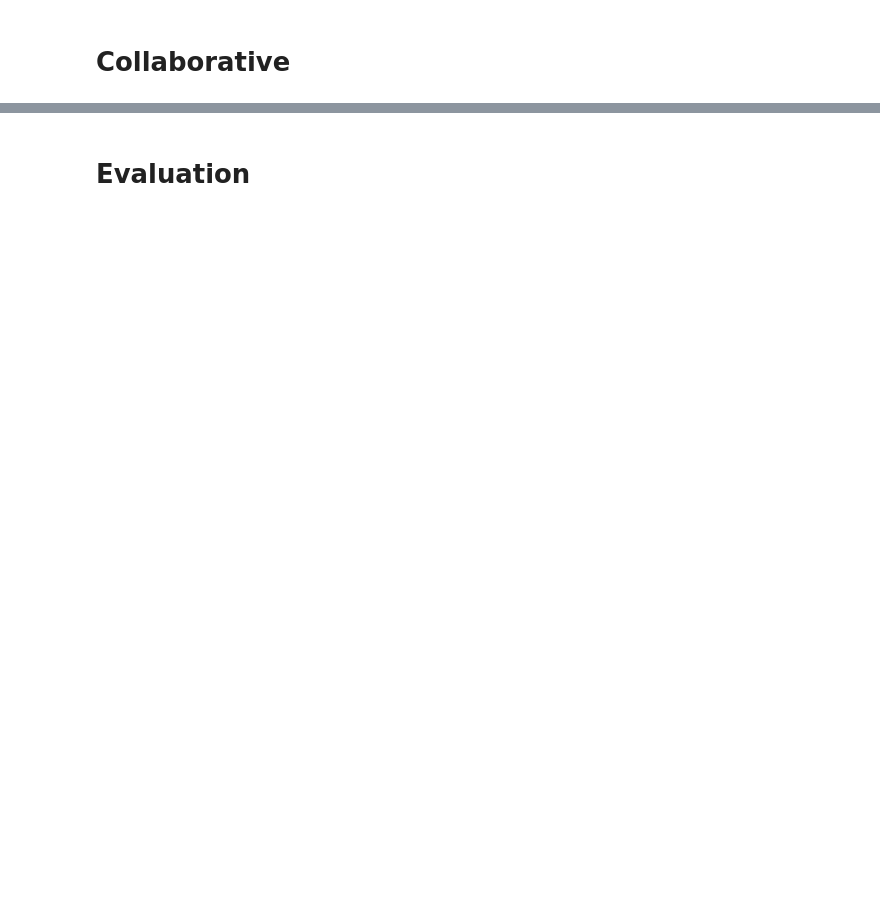
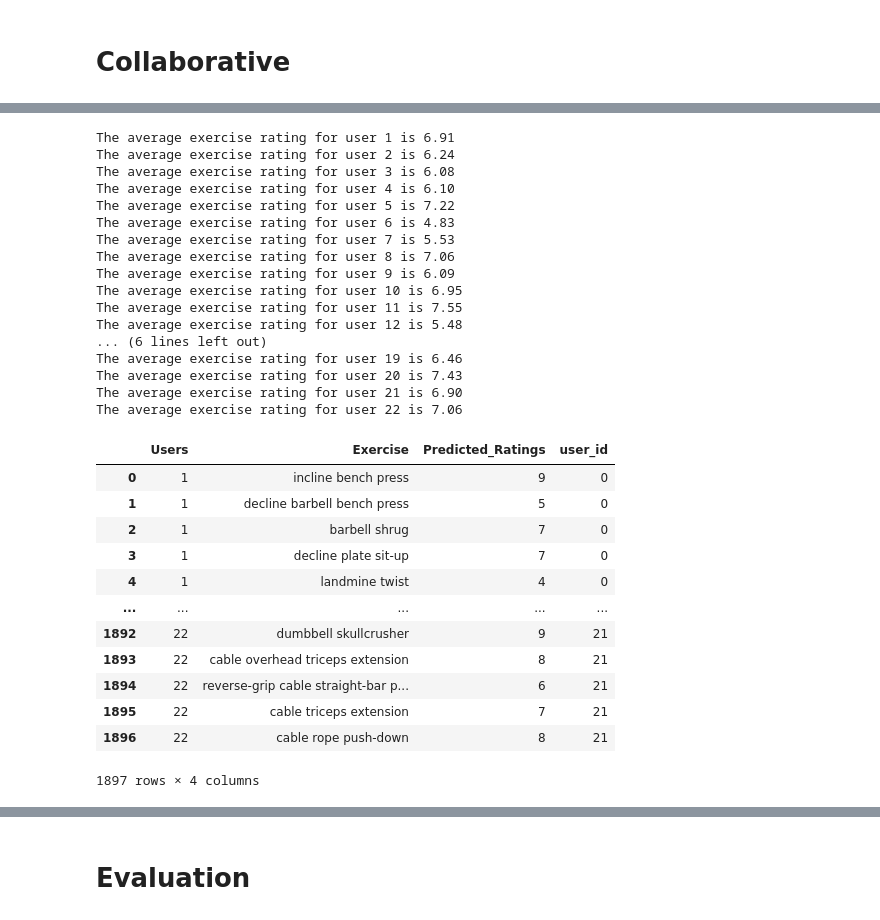
Before and after one commit to tordbm/Exercise-Recommender-System, a Jupyter notebook: recsys.ipynb, the cells around one changed output, grey strips where cells are left out. Saved outputs shown, nothing was run; the diff lists cells and outputs as text; code cells hidden in the pictures; blank space fills up the shorter version.

```diff
--- a/recsys.ipynb
+++ b/recsys.ipynb
@@ -468,0 +688,52 @@ userbased_cf(4)
+# %%
+# Create an empty DataFrame to store the results
+# Create an empty list to store individual DataFrames
+results_list = []
+
+# Iterate through each user
+for user_id in range(num_users):
+    # Run the function for the current user
+    user_results = userbased_cf(user_id)
+
+    # Add a column for the user ID
+    user_results['user_id'] = user_id
+
+    # Append the DataFrame to the list
+    results_list.append(user_results)
+
+# Concatenate all DataFrames in the list into a single DataFrame
+results_df = pd.concat(results_list, ignore_index=True)
+
+# Display the first few rows of the resulting DataFrame
+results_df
+# %% [output]
+The average exercise rating for user 1 is 6.91
+The average exercise rating for user 2 is 6.24
+The average exercise rating for user 3 is 6.08
+The average exercise rating for user 4 is 6.10
+The average exercise rating for user 5 is 7.22
+The average exercise rating for user 6 is 4.83
+The average exercise rating for user 7 is 5.53
+The average exercise rating for user 8 is 7.06
+The average exercise rating for user 9 is 6.09
+The average exercise rating for user 10 is 6.95
+The average exercise rating for user 11 is 7.55
+The average exercise rating for user 12 is 5.48
+... (6 lines left out)
+The average exercise rating for user 19 is 6.46
+The average exercise rating for user 20 is 7.43
+The average exercise rating for user 21 is 6.90
+The average exercise rating for user 22 is 7.06
+|  | Users | Exercise | Predicted_Ratings | user_id |
+| 0 | 1 | incline bench press | 9 | 0 |
+| 1 | 1 | decline barbell bench press | 5 | 0 |
+| 2 | 1 | barbell shrug | 7 | 0 |
+| 3 | 1 | decline plate sit-up | 7 | 0 |
+| 4 | 1 | landmine twist | 4 | 0 |
+| ... | ... | ... | ... | ... |
+| 1892 | 22 | dumbbell skullcrusher | 9 | 21 |
+| 1893 | 22 | cable overhead triceps extension | 8 | 21 |
+| 1894 | 22 | reverse-grip cable straight-bar p... | 6 | 21 |
+| 1895 | 22 | cable triceps extension | 7 | 21 |
+| 1896 | 22 | cable rope push-down | 8 | 21 |
+1897 rows × 4 columns
```
Also changed, not shown: parts of 26 cells of this notebook.
